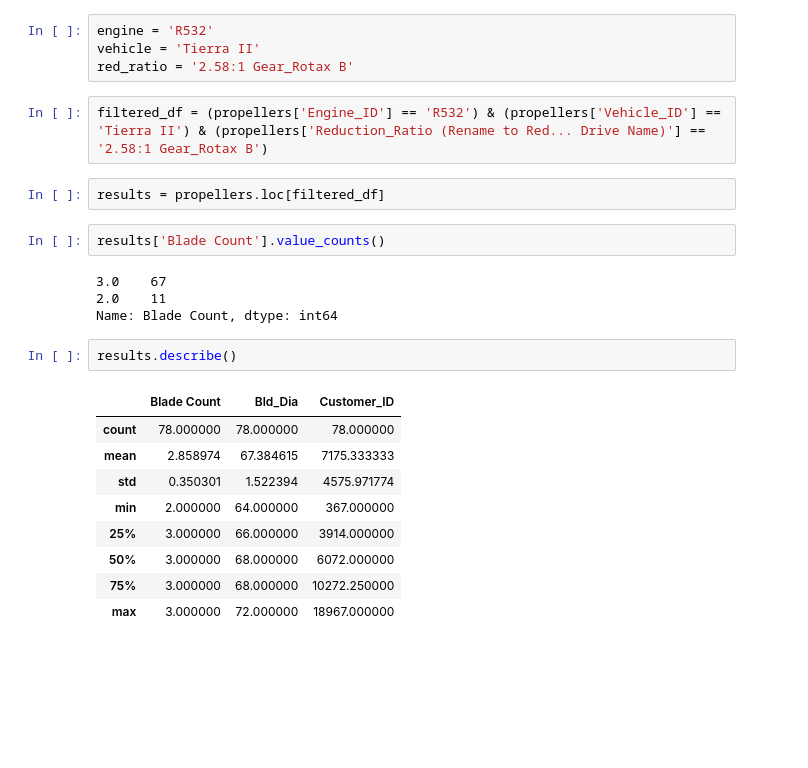
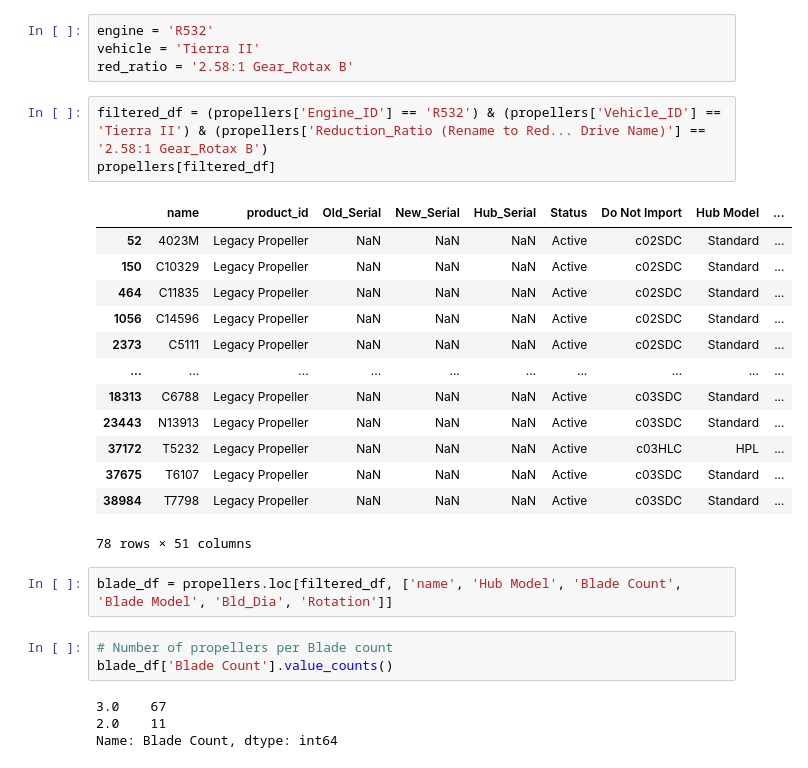
Before and after one commit to ticochuck/warp_drive, a Jupyter notebook: test_queries.ipynb, the cells around one changed output. Cells and saved outputs as stored; diff of their text form; blank space fills up the shorter version.

```diff
--- a/test_queries.ipynb
+++ b/test_queries.ipynb
@@ -81,23 +33,27 @@ vehicle = 'Tierra II'
 red_ratio = '2.58:1 Gear_Rotax B'
 # %%
 filtered_df = (propellers['Engine_ID'] == 'R532') & (propellers['Vehicle_ID'] == 'Tierra II') & (propellers['Reduction_Ratio (Rename to Red... Drive Name)'] == '2.58:1 Gear_Rotax B')
+propellers[filtered_df]
+# %% [output]
+|  | name | product_id | Old_Serial | New_Serial | Hub_Serial | Status | Do Not Import | Hub Model | ... |
+| 52 | 4023M | Legacy Propeller | NaN | NaN | NaN | Active | c02SDC | Standard | ... |
+| 150 | C10329 | Legacy Propeller | NaN | NaN | NaN | Active | c02SDC | Standard | ... |
+| 464 | C11835 | Legacy Propeller | NaN | NaN | NaN | Active | c02SDC | Standard | ... |
+| 1056 | C14596 | Legacy Propeller | NaN | NaN | NaN | Active | c02SDC | Standard | ... |
+| 2373 | C5111 | Legacy Propeller | NaN | NaN | NaN | Active | c02SDC | Standard | ... |
+| ... | ... | ... | ... | ... | ... | ... | ... | ... | ... |
+| 18313 | C6788 | Legacy Propeller | NaN | NaN | NaN | Active | c03SDC | Standard | ... |
+| 23443 | N13913 | Legacy Propeller | NaN | NaN | NaN | Active | c03SDC | Standard | ... |
+| 37172 | T5232 | Legacy Propeller | NaN | NaN | NaN | Active | c03HLC | HPL | ... |
+| 37675 | T6107 | Legacy Propeller | NaN | NaN | NaN | Active | c03SDC | Standard | ... |
+| 38984 | T7798 | Legacy Propeller | NaN | NaN | NaN | Active | c03SDC | Standard | ... |
+78 rows × 51 columns
-# %%
-results = propellers.loc[filtered_df]
-# %%
-results['Blade Count'].value_counts()
-# %% [output]
-3.0    67
-2.0    11
-Name: Blade Count, dtype: int64
-# %%
-results.describe()
-# %% [output]
-|  | Blade Count | Bld_Dia | Customer_ID |
-| count | 78.000000 | 78.000000 | 78.000000 |
-| mean | 2.858974 | 67.384615 | 7175.333333 |
-| std | 0.350301 | 1.522394 | 4575.971774 |
-| min | 2.000000 | 64.000000 | 367.000000 |
-| 25% | 3.000000 | 66.000000 | 3914.000000 |
-| 50% | 3.000000 | 68.000000 | 6072.000000 |
-| 75% | 3.000000 | 68.000000 | 10272.250000 |
-| max | 3.000000 | 72.000000 | 18967.000000 |
+# %%
+blade_df = propellers.loc[filtered_df, ['name', 'Hub Model', 'Blade Count', 'Blade Model', 'Bld_Dia', 'Rotation']]
+# %%
+# Number of propellers per Blade count
+blade_df['Blade Count'].value_counts()
+# %% [output]
+3.0    67
+2.0    11
+Name: Blade Count, dtype: int64
```
Also changed, not shown: parts of 5 cells of this notebook.
